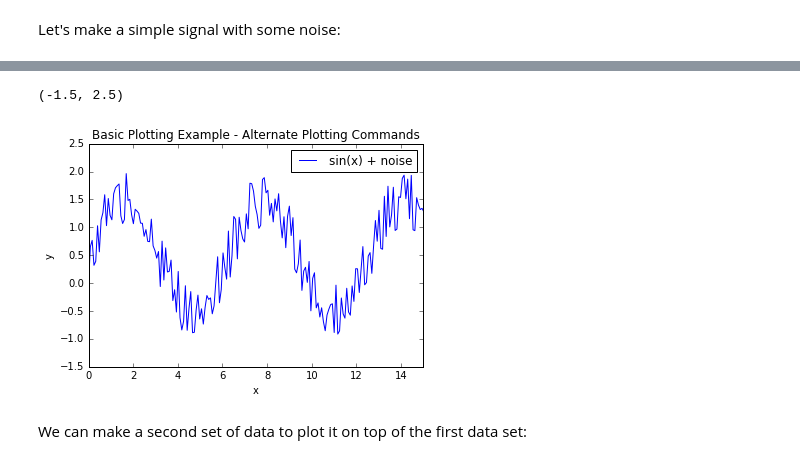
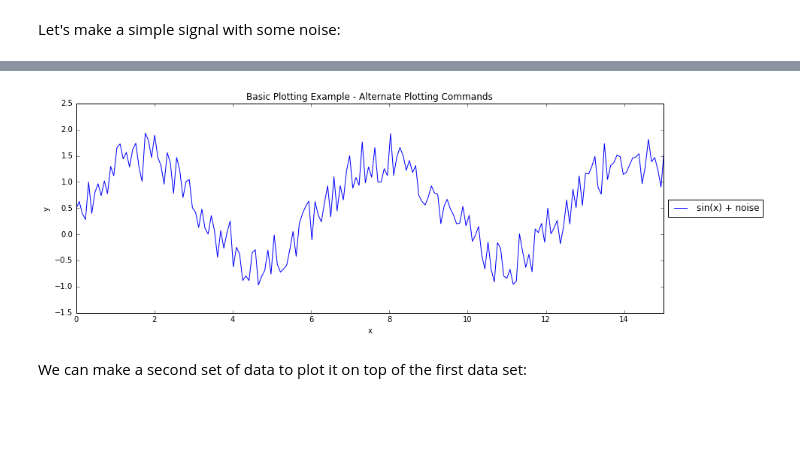
Before and after one commit to justinmklam/python-resources, a Jupyter notebook: [REF] Basic Plotting Examples.ipynb, the cells around one changed output, grey strips where cells are left out. Drawn from its saved outputs; the diff is of its cells as text; code cells hidden in the pictures; blank space fills up the shorter version.

```diff
--- a/[REF] Basic Plotting Examples.ipynb
+++ b/[REF] Basic Plotting Examples.ipynb
@@ -44,17 +55,26 @@ axh.set_ylim([-1.5,2.5])
 We can also use a simpler set of plotting commands. Less explicit commmands ("plt" vs using specific axis handle), but it's good enough for single and quick plotting:
 # %%
+# Set figure size
+plt.figure(figsize=(14,5))
+
+# Plot the data
 plt.plot(x1,y1,label="sin(x) + noise")
 
+# Label title and axes
 plt.title("Basic Plotting Example - Alternate Plotting Commands")
 plt.xlabel("x")
 plt.ylabel("y")
-plt.legend()
 
+# Set axis limits
 plt.xlim([0,15])
 plt.ylim([-1.5,2.5])
+
+# Show legend on outside right
+plt.legend(loc='center left', bbox_to_anchor=(1, 0.5))
+
+plt.show()
 # %% [output]
-(-1.5, 2.5)
-[figure, old version]
+[figure, new version]
 # %% [markdown]
 We can make a second set of data to plot it on top of the first data set:
 # %%
```
Also changed, not shown: parts of 5 cells of this notebook.
